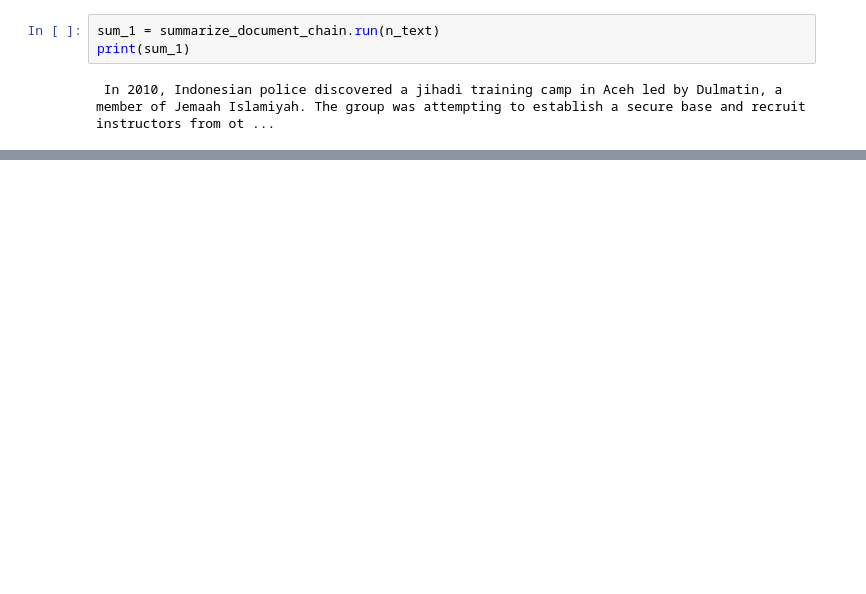
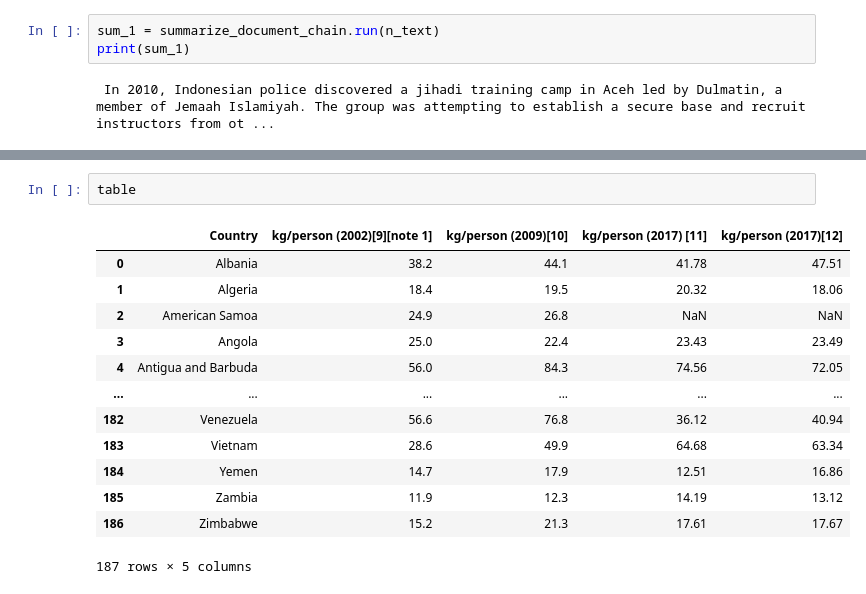
Before and after one commit to Clarifai/module-docQA, a Jupyter notebook: test.ipynb, the cells around one changed output, grey strips where cells are left out. Cells and saved outputs as stored; diff of their text form; blank space fills up the shorter version.

```diff
--- a/test.ipynb
+++ b/test.ipynb
@@ -822,0 +836,16 @@ print(sum_1)
+# %%
+table
+# %% [output]
+|  | Country | kg/person (2002)[9][note 1] | kg/person (2009)[10] | kg/person (2017) [11] | kg/person (2017)[12] |
+| 0 | Albania | 38.2 | 44.1 | 41.78 | 47.51 |
+| 1 | Algeria | 18.4 | 19.5 | 20.32 | 18.06 |
+| 2 | American Samoa | 24.9 | 26.8 | NaN | NaN |
+| 3 | Angola | 25.0 | 22.4 | 23.43 | 23.49 |
+| 4 | Antigua and Barbuda | 56.0 | 84.3 | 74.56 | 72.05 |
+| ... | ... | ... | ... | ... | ... |
+| 182 | Venezuela | 56.6 | 76.8 | 36.12 | 40.94 |
+| 183 | Vietnam | 28.6 | 49.9 | 64.68 | 63.34 |
+| 184 | Yemen | 14.7 | 17.9 | 12.51 | 16.86 |
+| 185 | Zambia | 11.9 | 12.3 | 14.19 | 13.12 |
+| 186 | Zimbabwe | 15.2 | 21.3 | 17.61 | 17.67 |
+187 rows × 5 columns
```
Also changed, not shown: parts of 13 cells of this notebook, 5 other files.
